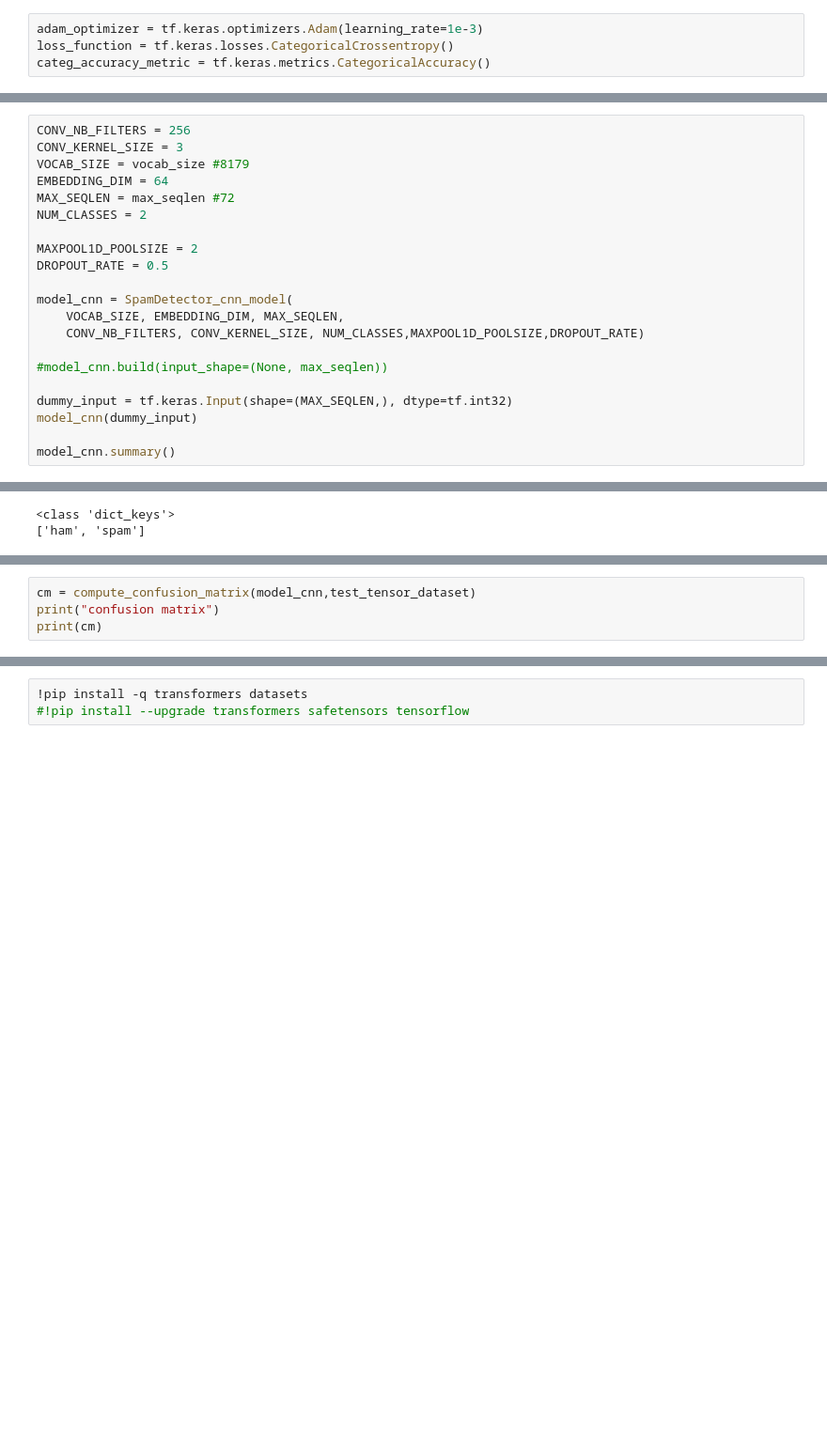
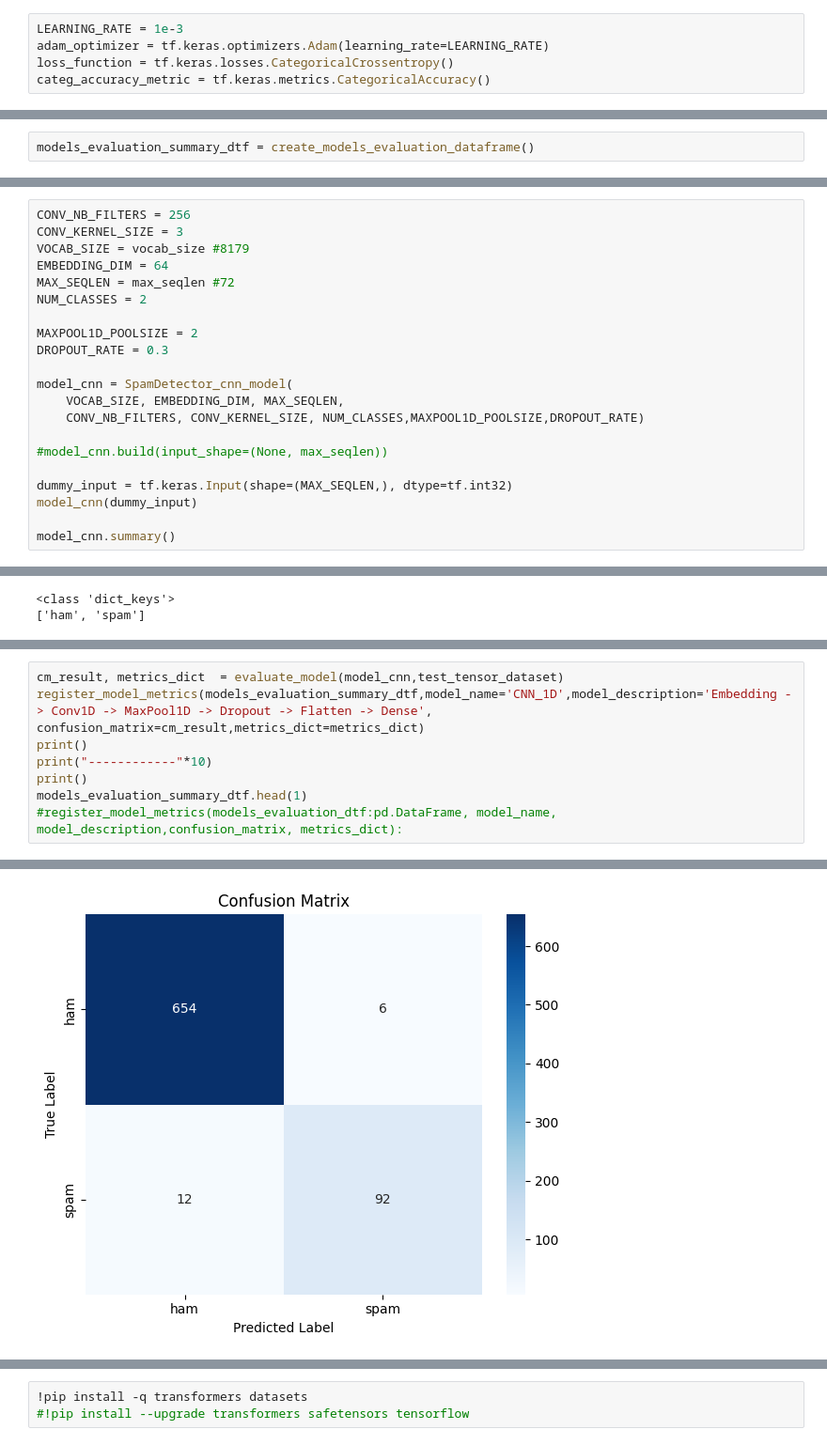
Before and after one commit to pf6511/jedha-dts-ml-deep-att, a Jupyter notebook: DeepLearning_ATT_SpamDetector.ipynb, the cells around one changed output, grey strips where cells are left out. Shown at 94% size. Saved outputs shown, nothing was run; the diff lists cells and outputs as text; blank space fills up the shorter version.

```diff
--- a/DeepLearning_ATT_SpamDetector.ipynb
+++ b/DeepLearning_ATT_SpamDetector.ipynb
@@ -353,6 +395,7 @@ test_tensor_dataset = test_tensor_dataset.batch(BATCH_SIZE)
 # %% [markdown]
 ### Define shared Optimizer, loss function and metric to compile models
 # %%
-adam_optimizer = tf.keras.optimizers.Adam(learning_rate=1e-3)
+LEARNING_RATE = 1e-3
+adam_optimizer = tf.keras.optimizers.Adam(learning_rate=LEARNING_RATE)
 loss_function = tf.keras.losses.CategoricalCrossentropy()
 categ_accuracy_metric = tf.keras.metrics.CategoricalAccuracy()
@@ -359,3 +488,5 @@ categ_accuracy_metric = tf.keras.metrics.CategoricalAccuracy()
+# %%
+models_evaluation_summary_dtf = create_models_evaluation_dataframe()
 # %% [markdown]
 # **Define a baseline Model (CNN based)**
 # %% [markdown]
@@ -407,7 +539,7 @@ MAX_SEQLEN = max_seqlen #72
 NUM_CLASSES = 2
 
 MAXPOOL1D_POOLSIZE = 2
-DROPOUT_RATE = 0.5
+DROPOUT_RATE = 0.3
 
 model_cnn = SpamDetector_cnn_model(
     VOCAB_SIZE, EMBEDDING_DIM, MAX_SEQLEN,
@@ -585,5 +690,9 @@ def display_confusion_matrix(conf_matrix, class_names):
 # %%
-cm = compute_confusion_matrix(model_cnn,test_tensor_dataset)
-print("confusion matrix")
-print(cm)
+cm_result, metrics_dict  = evaluate_model(model_cnn,test_tensor_dataset)
+register_model_metrics(models_evaluation_summary_dtf,model_name='CNN_1D',model_description='Embedding -> Conv1D -> MaxPool1D -> Dropout -> Flatten -> Dense', confusion_matrix=cm_result,metrics_dict=metrics_dict)
+print()
+print("------------"*10)
+print()
+models_evaluation_summary_dtf.head(1)
+#register_model_metrics(models_evaluation_dtf:pd.DataFrame, model_name, model_description,confusion_matrix, metrics_dict):
 # %% [output]
@@ -595,0 +702 @@ confusion matrix
+[figure, added]
```
Also changed, not shown: parts of 74 cells of this notebook.
